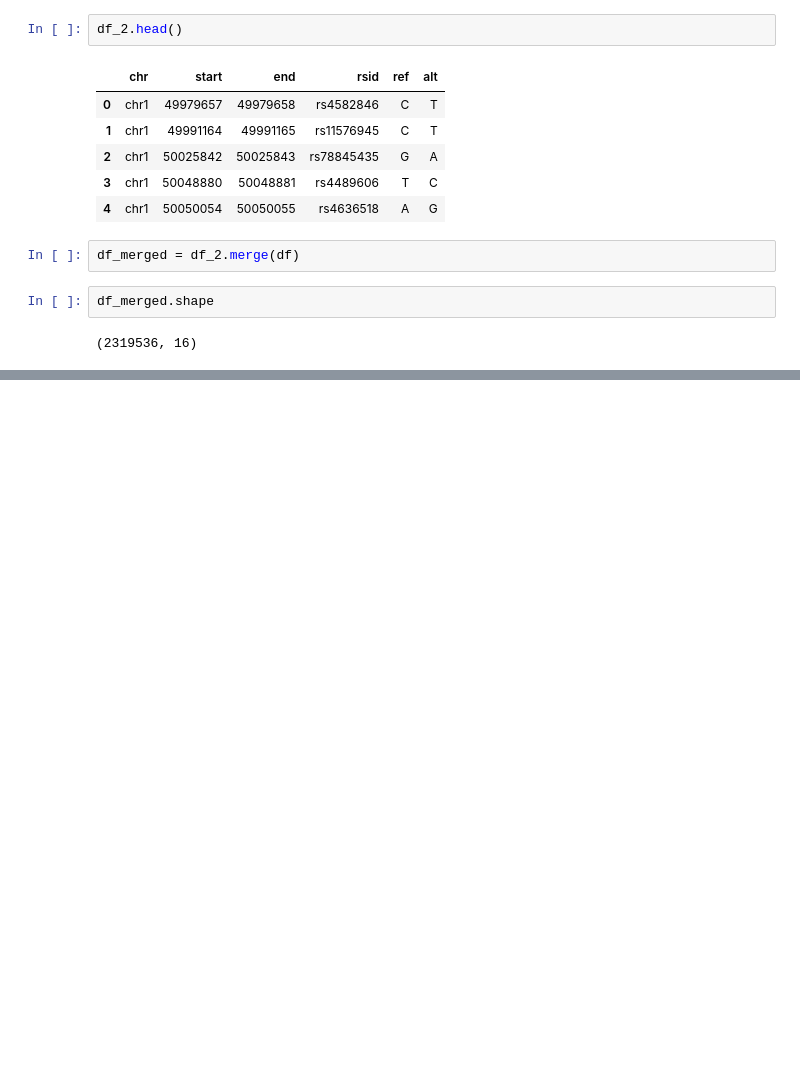
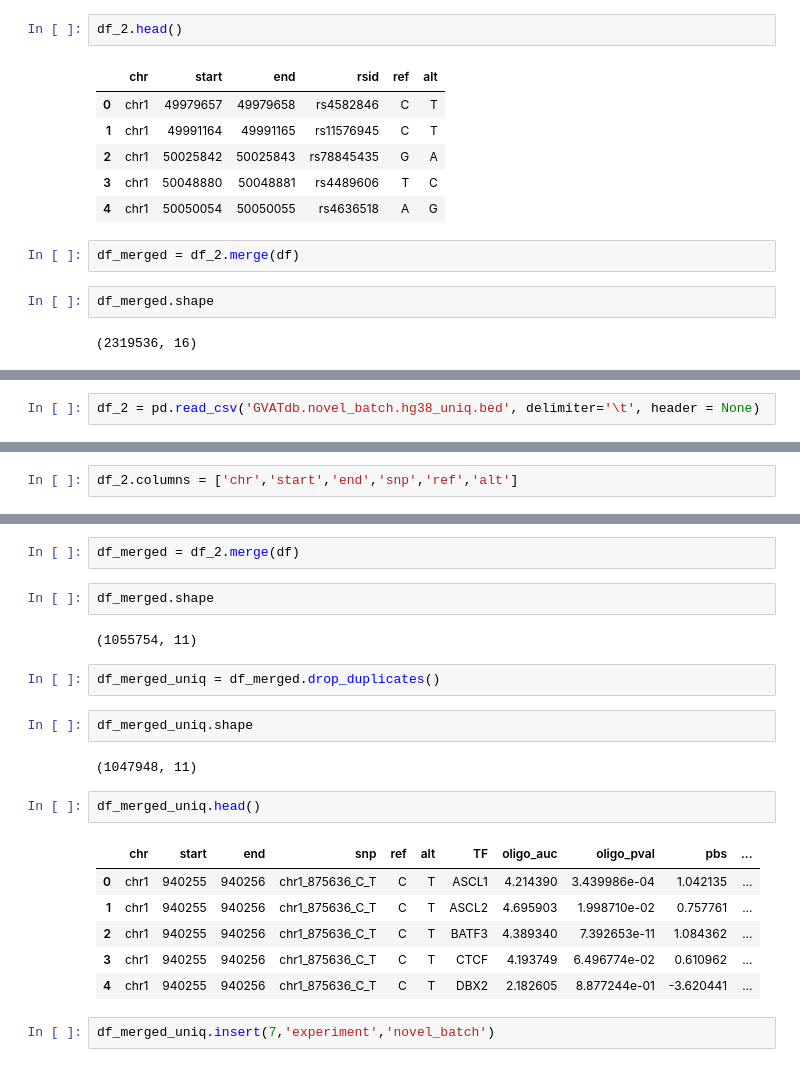
Before and after one commit to IGVF-DACC/igvf-catalog, a Jupyter notebook: data/data_loading_support_files/GVATdb/GVATdb_preprocess.ipynb, the cells around one changed output, grey strips where cells are left out. Saved outputs shown, nothing was run; the diff lists cells and outputs as text; blank space fills up the shorter version.

```diff
--- a/data/data_loading_support_files/GVATdb/GVATdb_preprocess.ipynb
+++ b/data/data_loading_support_files/GVATdb/GVATdb_preprocess.ipynb
@@ -255,0 +295,2 @@ df_merged.to_csv('GVATdb_hg38.csv', index=False)
+# %%
+df_2 = pd.read_csv('GVATdb.novel_batch.hg38_uniq.bed', delimiter='\t', header = None)
@@ -255,0 +306,2 @@ df_merged.to_csv('GVATdb_hg38.csv', index=False)
+# %%
+df_2.columns = ['chr','start','end','snp','ref','alt']
@@ -255,0 +317,23 @@ df_merged.to_csv('GVATdb_hg38.csv', index=False)
+# %%
+df_merged = df_2.merge(df)
+# %%
+df_merged.shape
+# %% [output]
+(1055754, 11)
+# %%
+df_merged_uniq = df_merged.drop_duplicates()
+# %%
+df_merged_uniq.shape
+# %% [output]
+(1047948, 11)
+# %%
+df_merged_uniq.head()
+# %% [output]
+|  | chr | start | end | snp | ref | alt | TF | oligo_auc | oligo_pval | pbs | ... |
+| 0 | chr1 | 940255 | 940256 | chr1_875636_C_T | C | T | ASCL1 | 4.214390 | 3.439986e-04 | 1.042135 | ... |
+| 1 | chr1 | 940255 | 940256 | chr1_875636_C_T | C | T | ASCL2 | 4.695903 | 1.998710e-02 | 0.757761 | ... |
+| 2 | chr1 | 940255 | 940256 | chr1_875636_C_T | C | T | BATF3 | 4.389340 | 7.392653e-11 | 1.084362 | ... |
+| 3 | chr1 | 940255 | 940256 | chr1_875636_C_T | C | T | CTCF | 4.193749 | 6.496774e-02 | 0.610962 | ... |
+| 4 | chr1 | 940255 | 940256 | chr1_875636_C_T | C | T | DBX2 | 2.182605 | 8.877244e-01 | -3.620441 | ... |
+# %%
+df_merged_uniq.insert(7,'experiment','novel_batch')
```
Also changed, not shown: parts of 18 cells of this notebook.
